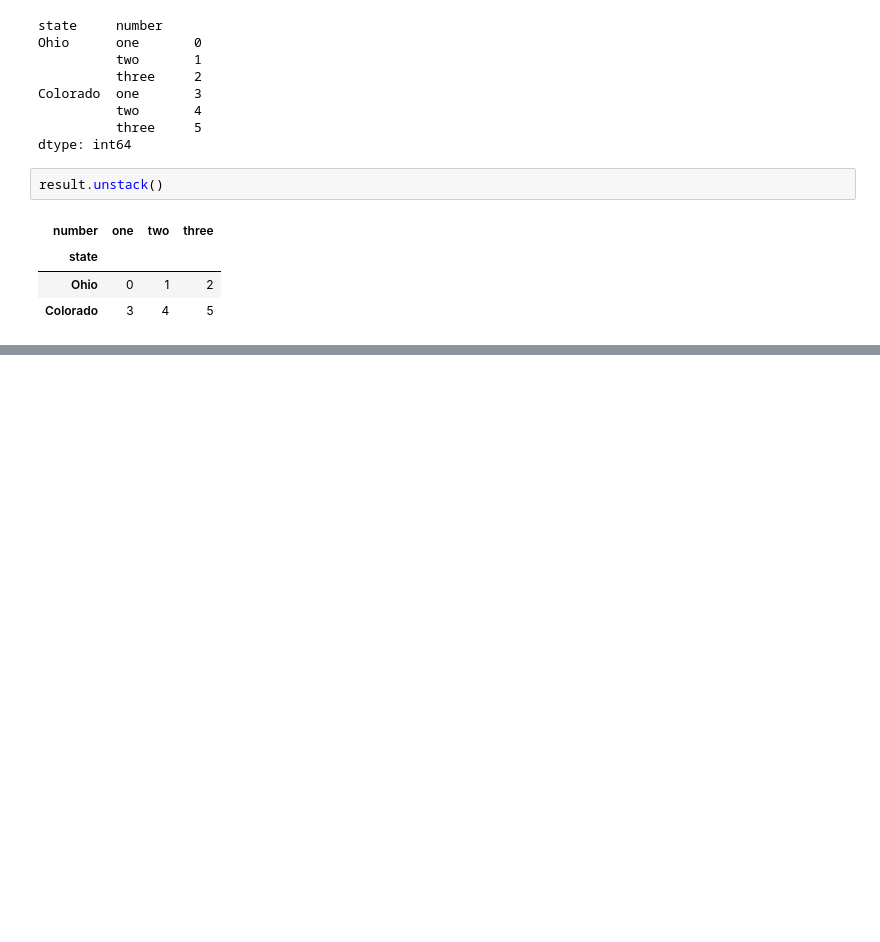
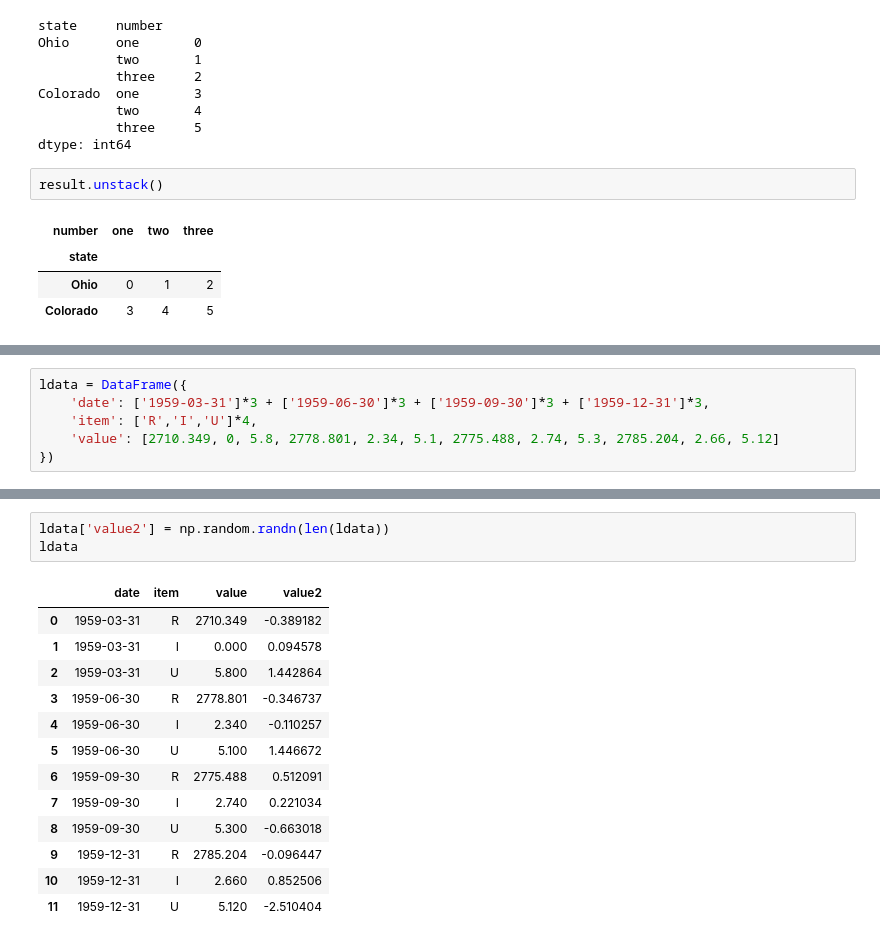
Before and after one commit to hugolu/learn-python, a Jupyter notebook: python-for-data-analysis/ch07-data-wrangling-clean-transform-merge-reshape.ipynb, the cells around one changed output, grey strips where cells are left out. Saved outputs shown, nothing was run; the diff lists cells and outputs as text; blank space fills up the shorter version.

```diff
--- a/python-for-data-analysis/ch07-data-wrangling-clean-transform-merge-reshape.ipynb
+++ b/python-for-data-analysis/ch07-data-wrangling-clean-transform-merge-reshape.ipynb
@@ -467,0 +497,6 @@ result.unstack()
+# %%
+ldata = DataFrame({
+    'date': ['1959-03-31']*3 + ['1959-06-30']*3 + ['1959-09-30']*3 + ['1959-12-31']*3,
+    'item': ['R','I','U']*4,
+    'value': [2710.349, 0, 5.8, 2778.801, 2.34, 5.1, 2775.488, 2.74, 5.3, 2785.204, 2.66, 5.12]
+})
@@ -467,0 +513,17 @@ result.unstack()
+# %%
+ldata['value2'] = np.random.randn(len(ldata))
+ldata
+# %% [output]
+|  | date | item | value | value2 |
+| 0 | 1959-03-31 | R | 2710.349 | -0.389182 |
+| 1 | 1959-03-31 | I | 0.000 | 0.094578 |
+| 2 | 1959-03-31 | U | 5.800 | 1.442864 |
+| 3 | 1959-06-30 | R | 2778.801 | -0.346737 |
+| 4 | 1959-06-30 | I | 2.340 | -0.110257 |
+| 5 | 1959-06-30 | U | 5.100 | 1.446672 |
+| 6 | 1959-09-30 | R | 2775.488 | 0.512091 |
+| 7 | 1959-09-30 | I | 2.740 | 0.221034 |
+| 8 | 1959-09-30 | U | 5.300 | -0.663018 |
+| 9 | 1959-12-31 | R | 2785.204 | -0.096447 |
+| 10 | 1959-12-31 | I | 2.660 | 0.852506 |
+| 11 | 1959-12-31 | U | 5.120 | -2.510404 |
```
Also changed, not shown: parts of 19 cells of this notebook.
